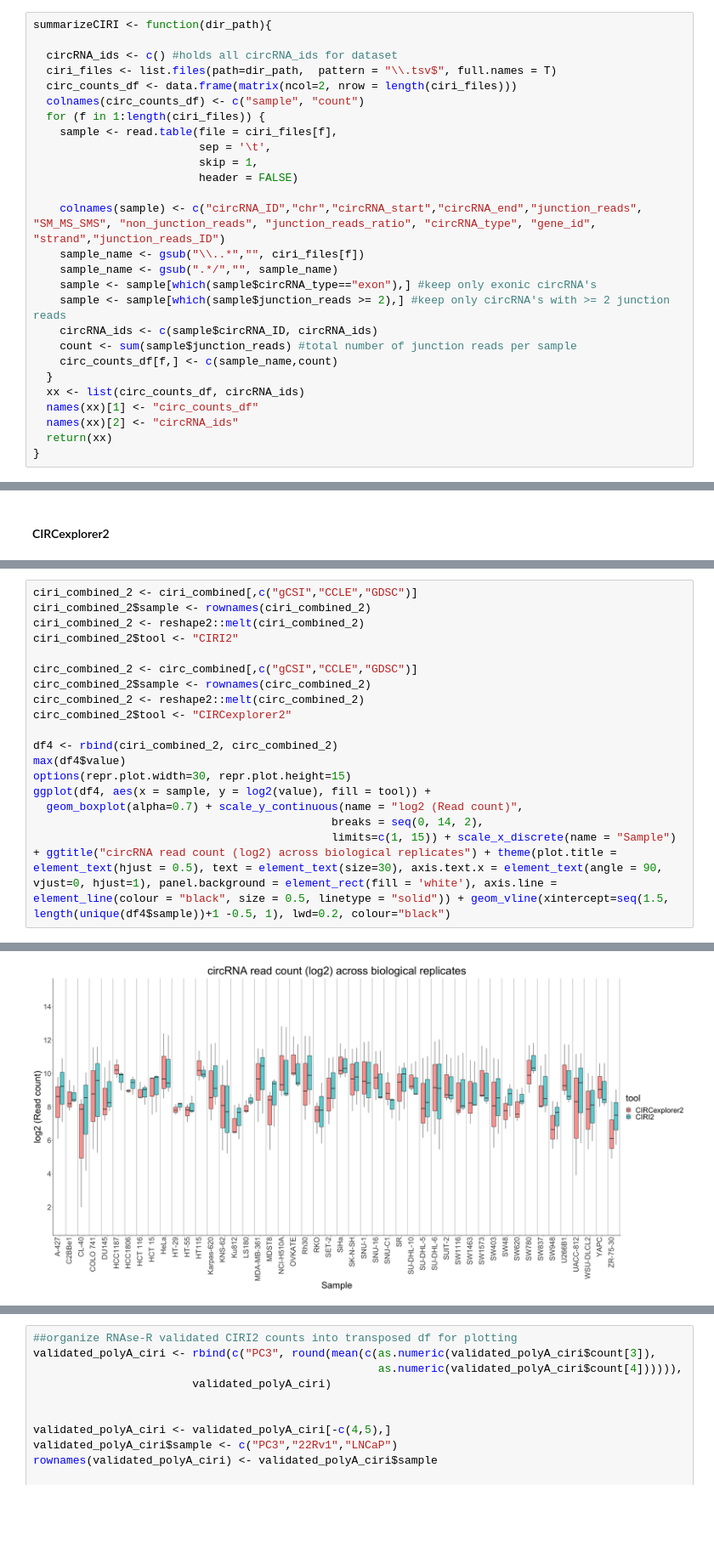
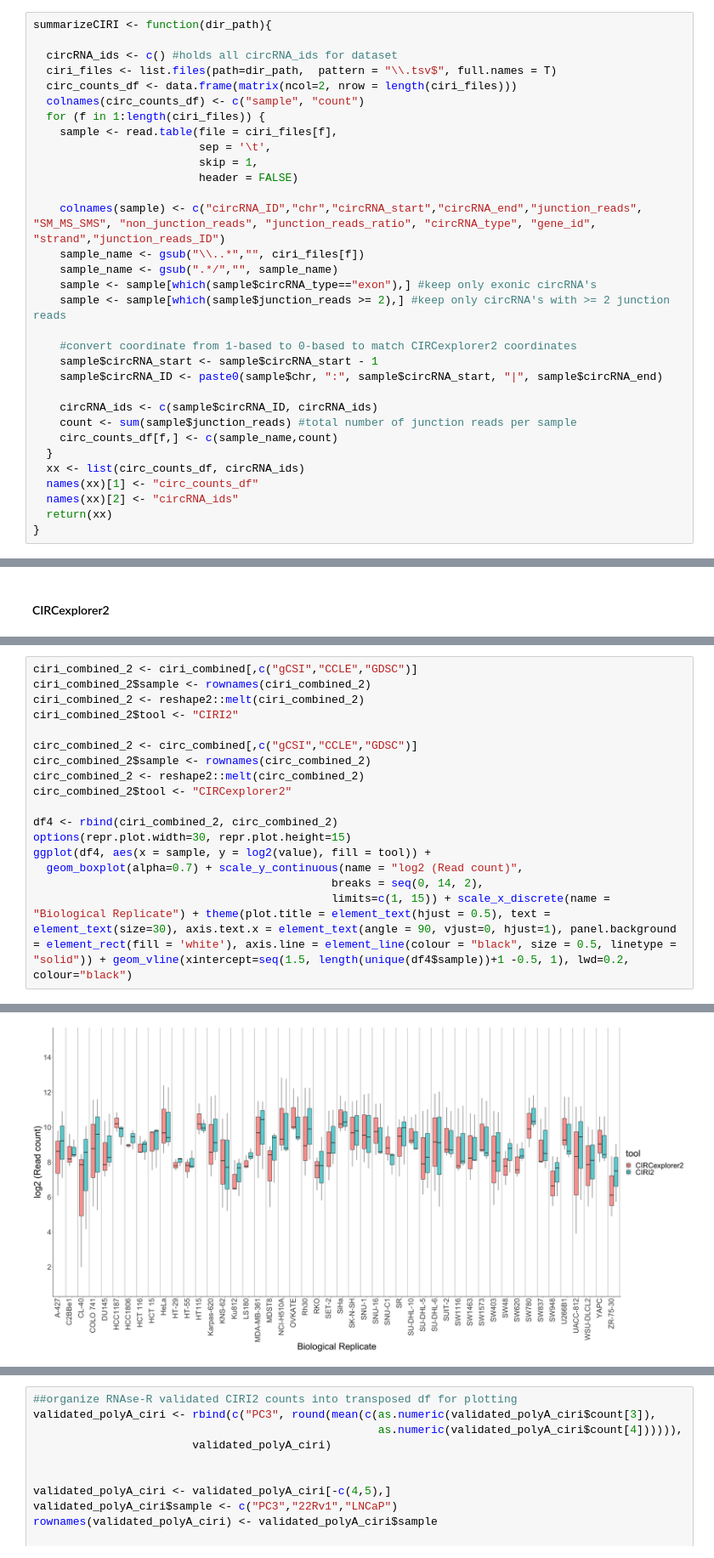
Before and after one commit to anthfm/circRNA, a Jupyter notebook: summarize_circRNA.ipynb, the cells around one changed output, grey strips where cells are left out. Shown at 85% size. Drawn from its saved outputs; the diff is of its cells as text; blank space fills up the shorter version.

```diff
--- a/summarize_circRNA.ipynb
+++ b/summarize_circRNA.ipynb
@@ -85,6 +91,11 @@ summarizeCIRI <- function(dir_path){
     sample_name <- gsub(".*/","", sample_name)
     sample <- sample[which(sample$circRNA_type=="exon"),] #keep only exonic circRNA's
     sample <- sample[which(sample$junction_reads >= 2),] #keep only circRNA's with >= 2 junction reads
+
+    #convert coordinate from 1-based to 0-based to match CIRCexplorer2 coordinates
+    sample$circRNA_start <- sample$circRNA_start - 1
+    sample$circRNA_ID <- paste0(sample$chr, ":", sample$circRNA_start, "|", sample$circRNA_end)
+
     circRNA_ids <- c(sample$circRNA_ID, circRNA_ids)
     count <- sum(sample$junction_reads) #total number of junction reads per sample
     circ_counts_df[f,] <- c(sample_name,count)
@@ -536,12 +666,11 @@ circ_combined_2 <- reshape2::melt(circ_combined_2)
 circ_combined_2$tool <- "CIRCexplorer2"
 
 df4 <- rbind(ciri_combined_2, circ_combined_2)
-max(df4$value)
 options(repr.plot.width=30, repr.plot.height=15)
 ggplot(df4, aes(x = sample, y = log2(value), fill = tool)) +
   geom_boxplot(alpha=0.7) + scale_y_continuous(name = "log2 (Read count)",
                                              breaks = seq(0, 14, 2),
-                                             limits=c(1, 15)) + scale_x_discrete(name = "Sample") + ggtitle("circRNA read count (log2) across biological replicates") + theme(plot.title = element_text(hjust = 0.5), text = element_text(size=30), axis.text.x = element_text(angle = 90, vjust=0, hjust=1), panel.background = element_rect(fill = 'white'), axis.line = element_line(colour = "black", size = 0.5, linetype = "solid")) + geom_vline(xintercept=seq(1.5, length(unique(df4$sample))+1 -0.5, 1), lwd=0.2, colour="black")
+                                             limits=c(1, 15)) + scale_x_discrete(name = "Biological Replicate") + theme(plot.title = element_text(hjust = 0.5), text = element_text(size=30), axis.text.x = element_text(angle = 90, vjust=0, hjust=1), panel.background = element_rect(fill = 'white'), axis.line = element_line(colour = "black", size = 0.5, linetype = "solid")) + geom_vline(xintercept=seq(1.5, length(unique(df4$sample))+1 -0.5, 1), lwd=0.2, colour="black")
 # %% [output]
 Using sample as id variables
 
@@ -550,2 +678,2 @@ Using sample as id variables
-[figure, old version]
+[figure, new version]
 # %% [markdown]
```
Also changed, not shown: parts of 24 cells of this notebook.
